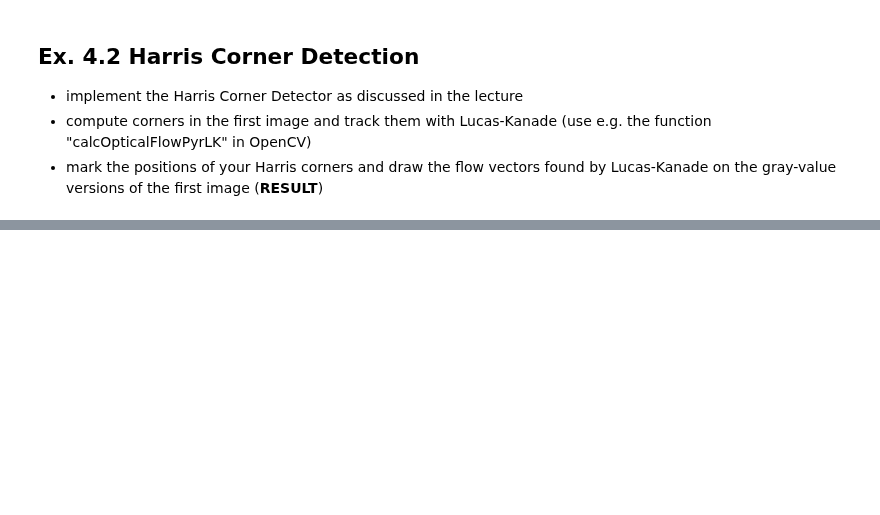
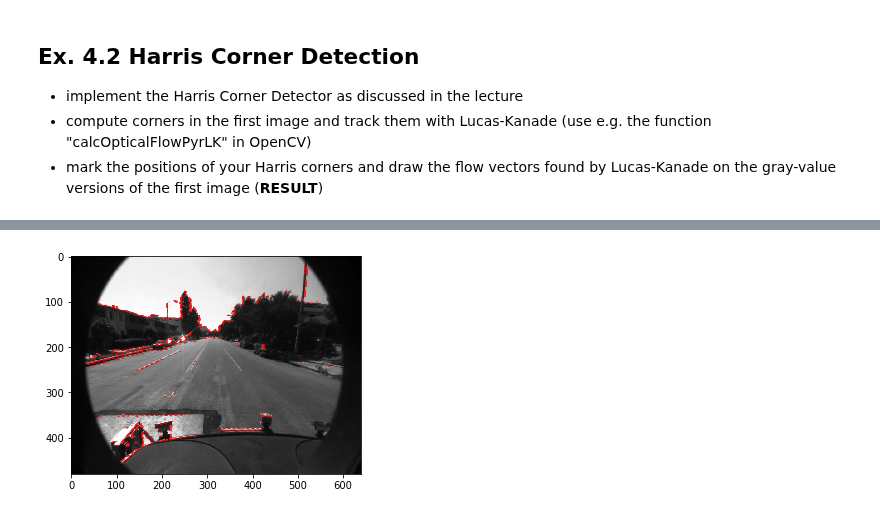
Before and after one commit to Rintel/ComputerVision, a Jupyter notebook: 04_BlockMatching_HarrisCorners.ipynb, the cells around one changed output, grey strips where cells are left out. Cells and saved outputs as stored; diff of their text form; code cells hidden in the pictures; blank space fills up the shorter version.

```diff
--- a/04_BlockMatching_HarrisCorners.ipynb
+++ b/04_BlockMatching_HarrisCorners.ipynb
@@ -126,6 +111,7 @@ image_height 360
 * mark the positions of your Harris corners and draw the flow vectors found by Lucas-Kanade on the gray-value versions of the first image (**RESULT**)
 # %%
 import cv2
+
 def calculateGradients(imgGrey):
     gradients = np.zeros((imgGrey.shape[0], imgGrey.shape[1], 2))
     for h in range(1, imgGrey.shape[0]-1):
@@ -146,7 +132,7 @@ def findCorners(image):
                 gradientYX*gradientYX - \
                 k * (gradientX_2 + gradientY_2)
 
-    threshold = -0.0015 # 0.0015
+    threshold = -0.0015
     detectorMask = detector < threshold
     corners = np.zeros(image.shape, dtype=np.uint8)
     corners[detectorMask] = [255,255,255]
@@ -159,73 +145,42 @@ def findCorners(image):
                 point = [np.array([x, y], dtype=np.float32)]
                 cornerList.append(np.array(point))
     cornerList = np.array(cornerList)
+
+    #todo non maximum suppression
+
     return cornerList
 
 
 def trackLane():
-    lane1 = io.imread('images/lane_detection/f00000.png')
-    lane1Grey = color.rgb2gray(lane1)
 
-    """    feature_params = dict( maxCorners = 100,
-                       qualityLevel = 0.3,
-                       minDistance = 7,
-                       blockSize = 7 )
-
-    p0 = cv2.goodFeaturesToTrack(lane1Grey, mask = None, **feature_params)"""
-
-    corners = findCorners(lane1)
-    #print(corners)
-    lane2 = io.imread('images/lane_detection/f00001.png')
-    lane2Grey = color.rgb2gray(lane2)
-
-    lane1Grey = np.uint8(lane1Grey)
-    lane2Grey = np.uint8(lane2Grey)
-
-    nextPoints = np.empty_like(corners)
-    #status = np.empty_like(corners)
-    #print(corners.shape)'''
-
-
-    lk_params = dict( winSize  = (15,15),
+    lk_params = dict( winSize  = (15, 15),
                   maxLevel = 2,
                   criteria = (cv2.TERM_CRITERIA_EPS | cv2.TERM_CRITERIA_COUNT, 10, 0.03))
 
-    cv2.calcOpticalFlowPyrLK(lane1Grey, lane1Grey, corners, nextPoints, **lk_params)#, None,status, maxLevel=0
-    #p1, st, err =
-    #mask = np.zeros_like(lane1Grey)
-    #good_new = p1[st==1]
-    #good_old = corners[st==1]
+    lane1 = io.imread('images/lane_detection/f00000.png')
+    lane1Grey = color.rgb2gray(lane1)
+    frame1_gray = np.uint8(lane1Grey)
 
-    for old,new in zip(corners,nextPoints):
-        print("old", old)
-        print("new", new)
+    lane2 = io.imread('images/lane_detection/f00001.png')
+    lane2Grey = color.rgb2gray(lane2)
+    frame2_gray = np.uint8(lane1Grey)
 
-    print(st)
+    img0, img1 = frame1_gray, frame2_gray
+    corners = findCorners(lane1)
 
-    #for point in range(countBlocksX):
-    '''x = currentBlockX * blockSizeX
-    for currentBlockY in range(countBlocksY):
-        y = currentBlockY * blockSizeY
-        block = oldImage[y:y+blockSizeY, x:x+blockSizeX] #oberer Rand, unterer Rand, linkerRand, rechter Rand
-        centerOldX, centerOldY = (x+blockSizeX//2, y+blockSizeY//2)
-        centerOfMatchX, centerOfMatchY = findMatch(block, (x, y), newImage)
-        dx, dy = (centerOfMatchX-centerOldX, centerOfMatchY - centerOldY)
-        out.add_patch(
-            patches.Arrow(centerOldX, centerOldY, dx, dy, edgecolor="red")
-        )'''
+    flow_matches, _st, _err = cv2.calcOpticalFlowPyrLK(img0, img1, corners, None, **lk_params)
 
-    '''# draw the tracks
-    for i,(new,old) in enumerate(zip(good_new,good_old)):
-        a,b = new.ravel()
-        c,d = old.ravel()
-        mask = cv2.line(mask, (a,b),(c,d), color[i].tolist(), 2)
-        lane1Grey = cv2.circle(lane1Grey,(a,b),5,color[i].tolist(),-1)
-    img = cv2.add(lane1Grey,mask)
+    currentAxis = plt.gca()
+    for new, old in zip(flow_matches, corners):
+        old_x, old_y = old[0]
+        new_x, new_y = new[0]
+        dx, dy = (new_x-old_x, new_y - old_y)
+        currentAxis.add_patch(
+            patches.Arrow(old_x, old_y, dx, dy, edgecolor="red")
+        )
 
-    cv2.imshow('frame',lane1Grey)'''
+    lane1Grey = color.gray2rgb(lane1Grey)
+    plt.imshow(lane1Grey)
 
-
-if __name__ == '__main__':
-    import timeit
-    print(timeit.timeit("trackLane()", setup="from __main__ import trackLane", number=1))
+trackLane()
 # %% [output]
@@ -249,0 +187 @@ NameError: name 'st' is not defined
+[figure, added]
```
Also changed, not shown: parts of 2 cells of this notebook, 1 other file.
